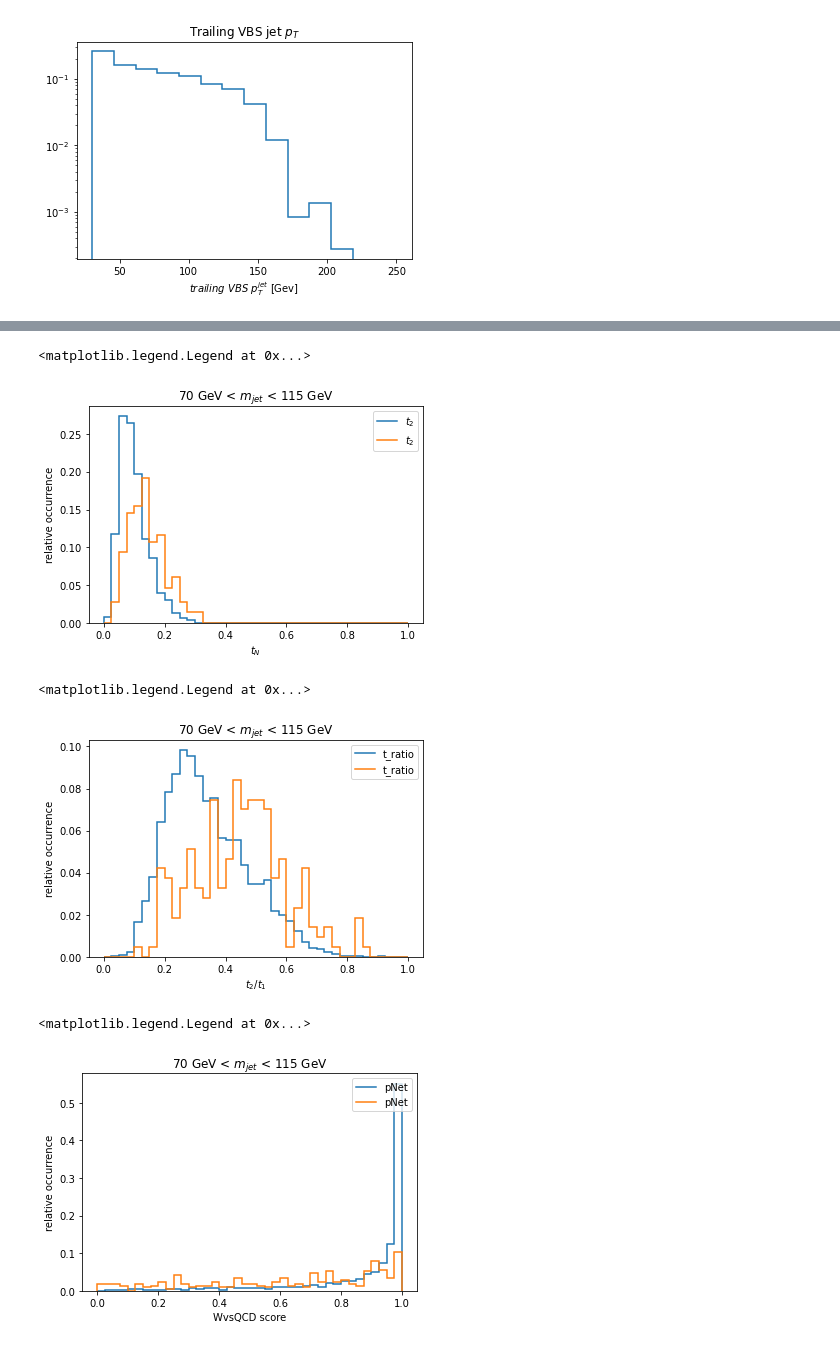
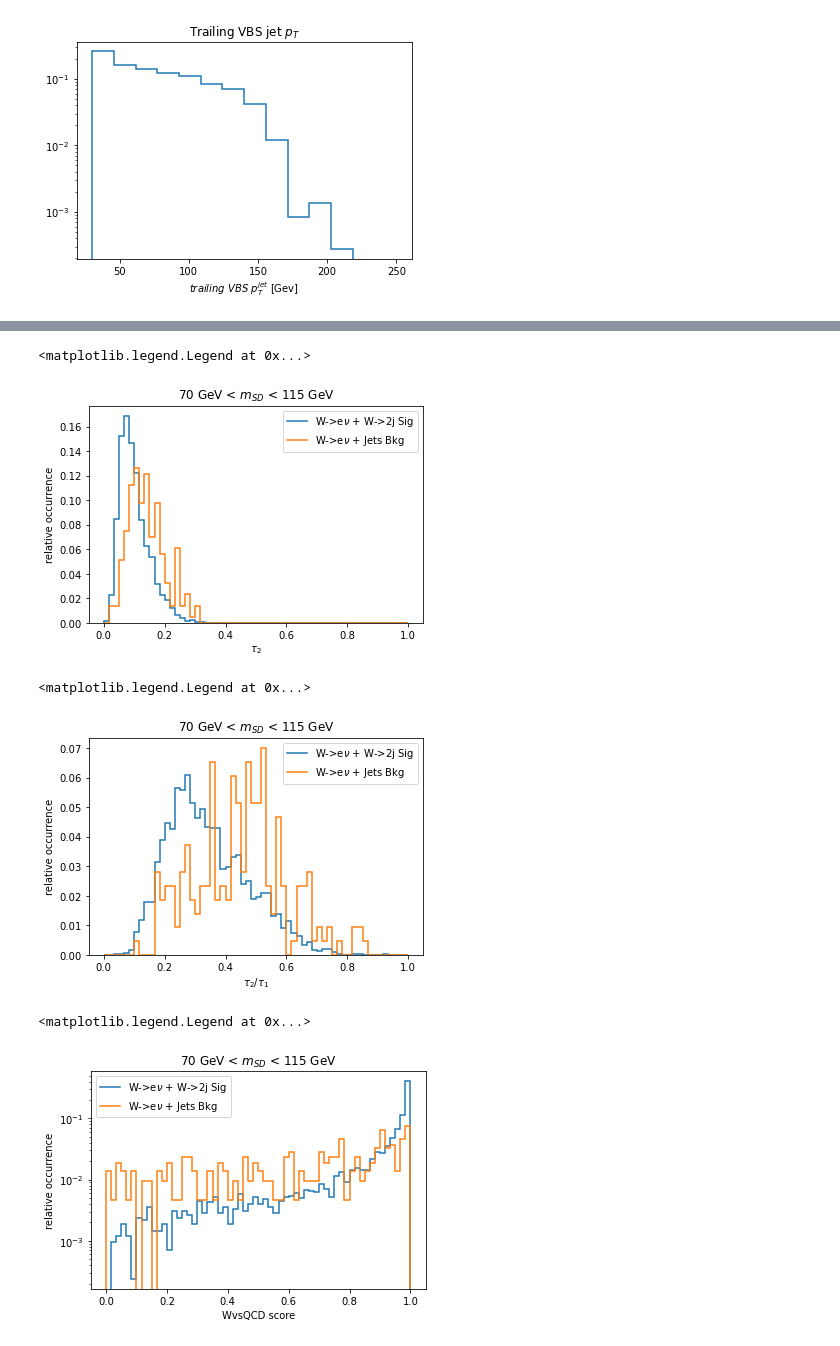
Before and after one commit to rdelliga/Coffea_Swan, a Jupyter notebook: cuts1.ipynb, the cells around one changed output, grey strips where cells are left out. Saved outputs shown, nothing was run; the diff lists cells and outputs as text; code cells hidden in the pictures.

```diff
--- a/cuts1.ipynb
+++ b/cuts1.ipynb
@@ -202,11 +203,11 @@ class MyProcessor(processor.ProcessorABC):
 
         # Bins and categories for the histogram
         h_PuppiMET = hist.Hist(hist.axis.StrCategory(name='channel', categories=['PuppiMET']),
-                      hist.axis.Regular(name='x', label='PuppiMET [GeV]', bins=30, start=30, stop=300))
+                      hist.axis.Regular(name='x', label='PuppiMET [GeV]', bins=20, start=30, stop=300))
         h_e_pT = hist.Hist(hist.axis.StrCategory(name='channel', categories=['e_pT']),
-                      hist.axis.Regular(name='x', label='$p_{T}^{e}$ [GeV]', bins=20, start=35, stop=200))
+                      hist.axis.Regular(name='x', label='$p_{T}^{e}$ [GeV]', bins=16, start=35, stop=160))
         h_e_eta = hist.Hist(hist.axis.StrCategory(name='channel', categories=['e_eta']),
-                      hist.axis.Regular(name='x', label='$\eta^{e}$', bins=30, start=-2.5, stop=2.5))
+                      hist.axis.Regular(name='x', label='$\eta^{e}$', bins=20, start=-2.5, stop=2.5))
         h_fatjet_pT = hist.Hist(hist.axis.StrCategory(name='channel', categories=['fatjet_pT']),
                       hist.axis.Regular(name='x', label='$p_{T}^{W_{had}}$ [GeV]', bins=20, start=200, stop=600))
         h_fatjet_mass = hist.Hist(hist.axis.StrCategory(name='channel', categories=['fatjet_mass']),
@@ -222,15 +223,13 @@ class MyProcessor(processor.ProcessorABC):
         h_LHE_HT = hist.Hist(hist.axis.StrCategory(name='channel', categories=['LHE_HT']),
                       hist.axis.Variable([70,100,200,400,600,800,1200,2500,3500],name='x', label='LHE HT'))
         h_Nsubj_t1 = hist.Hist(hist.axis.StrCategory(name='channel', categories=['$t_{1}$']),
-                      hist.axis.Regular(name='x', label='tau_1', bins=40, start= 0, stop=1))
+                      hist.axis.Regular(name='x', label='tau_1', bins=50, start= 0, stop=1))
         h_Nsubj_t2 = hist.Hist(hist.axis.StrCategory(name='channel', categories=['$t_{2}$']),
-                      hist.axis.Regular(name='x', label='tau_2', bins=40, start= 0, stop=1))
+                      hist.axis.Regular(name='x', label='tau_2', bins=50, start= 0, stop=1))
         h_t_ratio = hist.Hist(hist.axis.StrCategory(name='channel', categories=['t_ratio']),
-                      hist.axis.Regular(name='x', label='tau_r', bins=40, start= 0, stop=1))
+                      hist.axis.Regular(name='x', label='tau_r', bins=50, start= 0, stop=1))
         h_pNet = hist.Hist(hist.axis.StrCategory(name='channel', categories=['pNet']),
-                      hist.axis.Regular(name='x', label='WvsQCD', bins=40, start= 0, stop=1))
-
-
+                      hist.axis.Regular(name='x', label='WvsQCD', bins=50, start= 0, stop=1))
 
         # This fills our histogram once our data is collected.
         h_PuppiMET.fill(channel='PuppiMET', x=events.PuppiMET.pt)
@@ -418,31 +422,35 @@ plt.legend()
 # %%
-(out["sig_WWjj_4f_EWK"]["Nsubj_t2"]/out["sig_WWjj_4f_EWK"]["entries"]).plot()
-(out["bkg_WJets"]["Nsubj_t2"]/out["bkg_WJets"]["entries"]).plot()
-plt.title("70 GeV < $m_{jet}$ < 115 GeV")
-plt.xlabel("$t_{N}$")
+(out["sig_WWjj_4f_EWK"]["Nsubj_t2"]/out["sig_WWjj_4f_EWK"]["Nsubj_t2"].sum()).plot()
+(out["bkg_WJets"]["Nsubj_t2"]/out["bkg_WJets"]["Nsubj_t2"].sum()).plot()
+plt.title("70 GeV < $m_{SD}$ < 115 GeV")
+plt.xlabel("$\\tau_{2}$")
 plt.ylabel("relative occurrence")
-plt.legend()
+plt.legend(["W->e$\\nu$ + W->2j Sig", "W->e$\\nu$ + Jets Bkg"])
 # %% [output]
 <matplotlib.legend.Legend at 0x...>
-[figure, old version]
+[figure, new version]
 # %%
-(out["sig_WWjj_4f_EWK"]["t_ratio"]/out["sig_WWjj_4f_EWK"]["entries"]).plot()
-(out["bkg_WJets"]["t_ratio"]/out["bkg_WJets"]["entries"]).plot()
-plt.title("70 GeV < $m_{jet}$ < 115 GeV")
-plt.xlabel("$t_{2}/t_{1}$")
+h_s_t = out["sig_WWjj_4f_EWK"]["t_ratio"]/(out["sig_WWjj_4f_EWK"]["t_ratio"].sum())
+h_s_t.plot()
+h_b_t = out["bkg_WJets"]["t_ratio"]/(out["bkg_WJets"]["t_ratio"].sum())
+h_b_t.plot()
+plt.title("70 GeV < $m_{SD}$ < 115 GeV")
+plt.xlabel("$\\tau_{2}/\\tau_{1}$")
 plt.ylabel("relative occurrence")
-plt.legend()
+plt.legend(["W->e$\\nu$ + W->2j Sig", "W->e$\\nu$ + Jets Bkg"])
 # %% [output]
 <matplotlib.legend.Legend at 0x...>
-[figure, old version]
+[figure, new version]
 # %%
-(out["sig_WWjj_4f_EWK"]["pNet"]/out["sig_WWjj_4f_EWK"]["entries"]).plot()
-(out["bkg_WJets"]["pNet"]/out["bkg_WJets"]["entries"]).plot()
-#(out["bkg_WJets"]["pNet"]/out["bkg_WJets"]["entries"]).plot()
-plt.title("70 GeV < $m_{jet}$ < 115 GeV")
+h_s_p = out["sig_WWjj_4f_EWK"]["pNet"]/(out["sig_WWjj_4f_EWK"]["pNet"].sum())
+h_s_p.plot()
+h_b_p = out["bkg_WJets"]["pNet"]/(out["bkg_WJets"]["pNet"].sum())
+h_b_p.plot()
+plt.title("70 GeV < $m_{SD}$ < 115 GeV")
 plt.xlabel("WvsQCD score")
 plt.ylabel("relative occurrence")
-plt.legend()
+plt.yscale("log")
+plt.legend(["W->e$\\nu$ + W->2j Sig", "W->e$\\nu$ + Jets Bkg"], loc ="upper left")
 # %% [output]
 <matplotlib.legend.Legend at 0x...>
-[figure, old version]
+[figure, new version]
```
Also changed, not shown: parts of 16 cells of this notebook, 1 other file.
